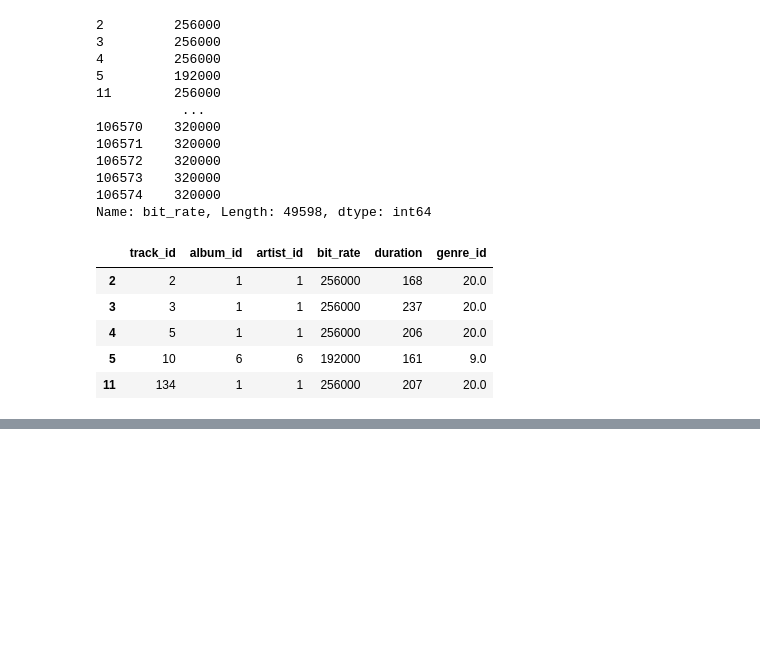
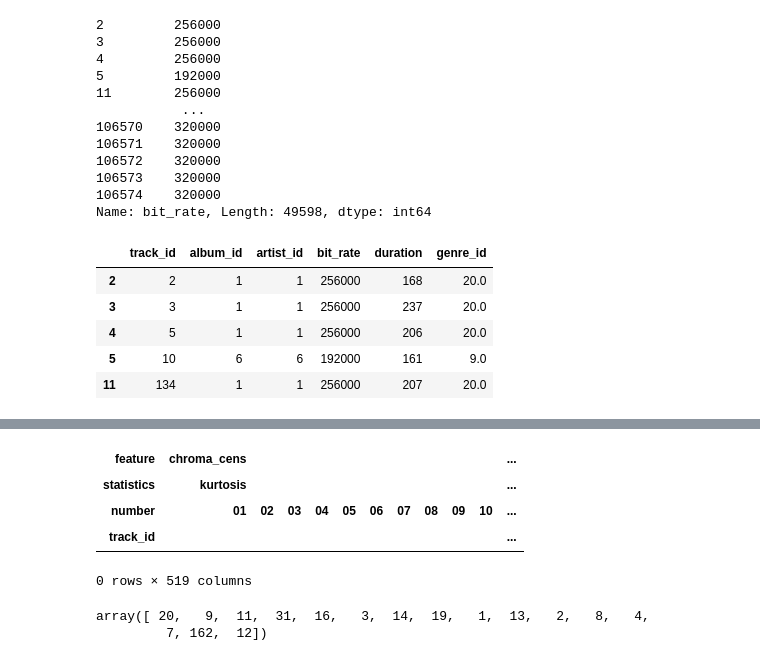
Before and after one commit to netanellevine/Songs_Genres_Classification, a Jupyter notebook: data_work.ipynb, the cells around one changed output, grey strips where cells are left out. Saved outputs shown, nothing was run; the diff lists cells and outputs as text; code cells hidden in the pictures; blank space fills up the shorter version.

```diff
--- a/data_work.ipynb
+++ b/data_work.ipynb
@@ -267,0 +308,14 @@ tracks.to_csv(file_name, sep='\t', encoding='utf-8')
+# %%
+out_csv.head()
+# %% [output]
+| feature | chroma_cens |  |  |  |  |  |  |  |  |  | ... |
+| statistics | kurtosis |  |  |  |  |  |  |  |  |  | ... |
+| number | 01 | 02 | 03 | 04 | 05 | 06 | 07 | 08 | 09 | 10 | ... |
+| track_id |  |  |  |  |  |  |  |  |  |  | ... |
+0 rows × 519 columns
+# %%
+generes = updated_songs['genre_id']['genre_id']['genre_id'].unique()
+generes
+# %% [output]
+array([ 20,   9,  11,  31,  16,   3,  14,  19,   1,  13,   2,   8,   4,
+         7, 162,  12])
```
Also changed, not shown: parts of 11 cells of this notebook, 1 other file.
